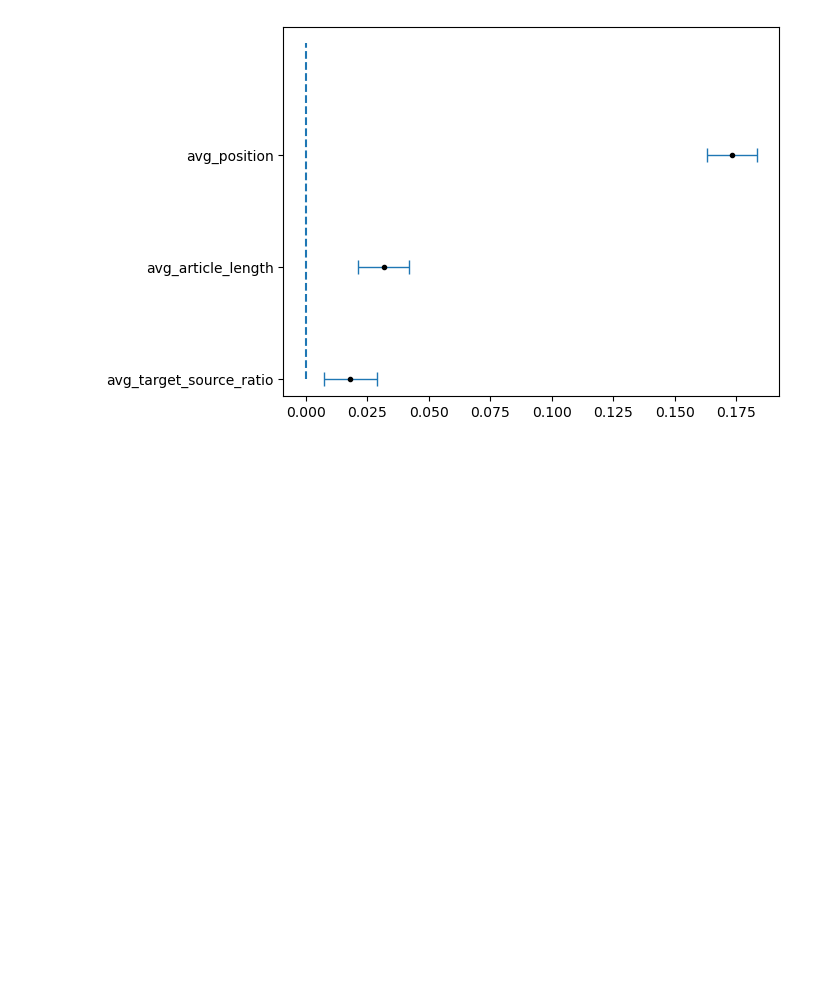
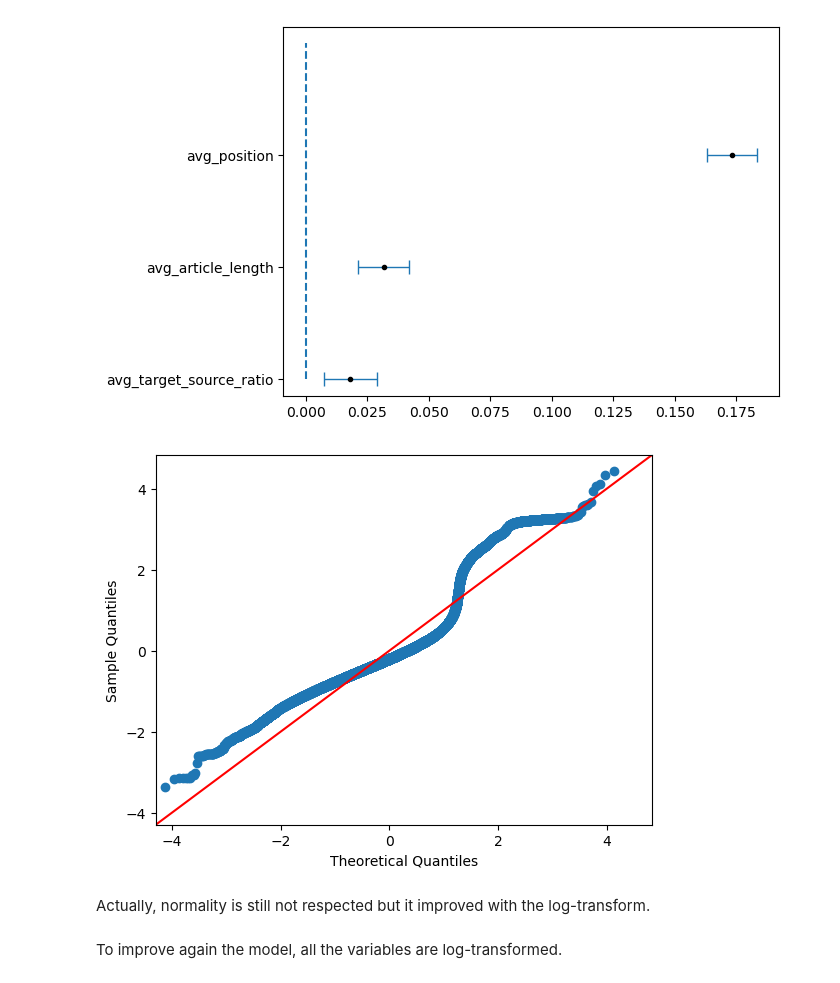
Before and after one commit to epfl-ada/ada-2023-project-epfldatadynamos, a Jupyter notebook: P3.ipynb, the cells around one changed output. Drawn from its saved outputs; the diff is of its cells as text; code cells hidden in the pictures; blank space fills up the shorter version.

```diff
--- a/P3.ipynb
+++ b/P3.ipynb
@@ -434,3 +457,12 @@ plt.vlines(0,0, len(l1), linestyle = '--')
 plt.yticks(range(len(l2)),l2);
 # %% [output]
 [figure]
+# %%
+# Test normality of the residuals
+fig = sm.graphics.qqplot(res2_log.resid, dist=norm, line='45', fit=True)
+# %% [output]
+[figure, added]
+# %% [markdown]
+Actually, normality is still not respected but it improved with the log-transform.
+# %% [markdown]
+To improve again the model, all the variables are log-transformed.
```
Also changed, not shown: parts of 22 cells of this notebook.
